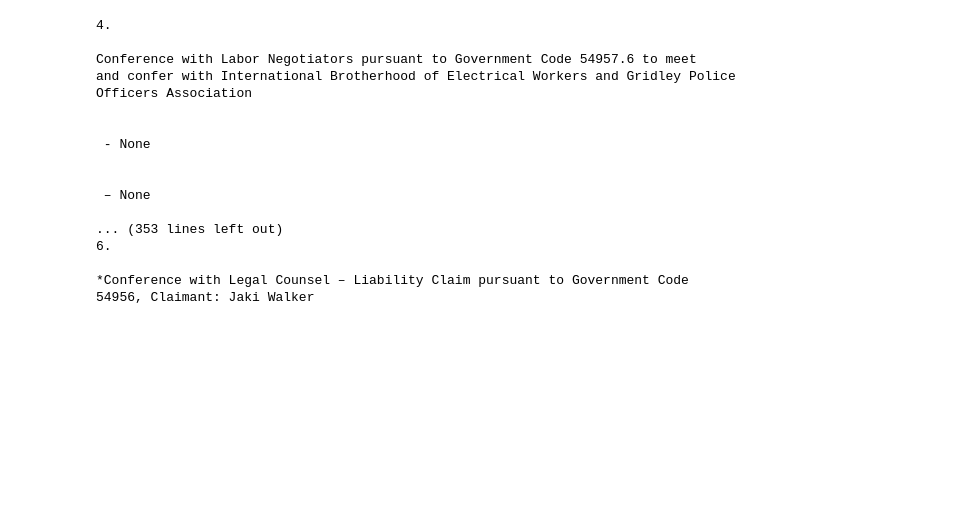
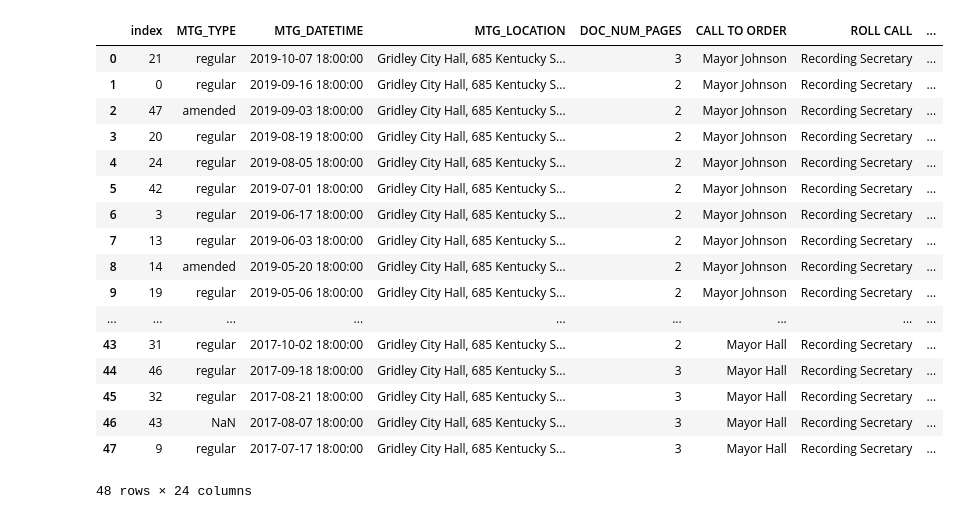
Before and after one commit to DiPierro/autolocal, a Jupyter notebook: notebooks/2019-10-17-parse-gridley-agendas.ipynb, the cells around one changed output. Drawn from its saved outputs; the diff is of its cells as text; code cells hidden in the pictures; blank space fills up the shorter version.

Commit message:
improved parsing for gridley agendas

```diff
--- a/notebooks/2019-10-17-parse-gridley-agendas.ipynb
+++ b/notebooks/2019-10-17-parse-gridley-agendas.ipynb
@@ -67,29 +124,36 @@ def parse_txt(doc):
     return sections
 # %%
 docs = []
+segmented_docs = []
 for path in doc_paths:
     with open(path, 'r') as f:
         doc = f.read()
+    docs.append(doc)
     sections = parse_txt(doc)
-    docs.append(sections)
+    segmented_docs.append(sections)
-# %%
-for k in pd.DataFrame(docs)['CLOSED SESSION']:
-    print(k)
-# %% [output]
-4.
-
-Conference with Labor Negotiators pursuant to Government Code 54957.6 to meet
-and confer with International Brotherhood of Electrical Workers and Gridley Police
-Officers Association
-
-
- - None
-
-
- – None
-
-... (353 lines left out)
-6.
-
-*Conference with Legal Counsel – Liability Claim pursuant to Government Code
-54956, Claimant: Jaki Walker
+# %%
+data = pd.DataFrame(segmented_docs, columns=mtg_vars + all_section_headers)
+for s in nan_values:
+    data[data==s] = np.nan
+data = data.sort_values('MTG_DATETIME', ascending=False).reset_index(drop=False, )
+# %%
+data
+# %% [output]
+|  | index | MTG_TYPE | MTG_DATETIME | MTG_LOCATION | DOC_NUM_PAGES | CALL TO ORDER | ROLL CALL | ... |
+| 0 | 21 | regular | 2019-10-07 18:00:00 | Gridley City Hall, 685 Kentucky S... | 3 | Mayor Johnson | Recording Secretary | ... |
+| 1 | 0 | regular | 2019-09-16 18:00:00 | Gridley City Hall, 685 Kentucky S... | 2 | Mayor Johnson | Recording Secretary | ... |
+| 2 | 47 | amended | 2019-09-03 18:00:00 | Gridley City Hall, 685 Kentucky S... | 2 | Mayor Johnson | Recording Secretary | ... |
+| 3 | 20 | regular | 2019-08-19 18:00:00 | Gridley City Hall, 685 Kentucky S... | 2 | Mayor Johnson | Recording Secretary | ... |
+| 4 | 24 | regular | 2019-08-05 18:00:00 | Gridley City Hall, 685 Kentucky S... | 2 | Mayor Johnson | Recording Secretary | ... |
+| 5 | 42 | regular | 2019-07-01 18:00:00 | Gridley City Hall, 685 Kentucky S... | 2 | Mayor Johnson | Recording Secretary | ... |
+| 6 | 3 | regular | 2019-06-17 18:00:00 | Gridley City Hall, 685 Kentucky S... | 2 | Mayor Johnson | Recording Secretary | ... |
+| 7 | 13 | regular | 2019-06-03 18:00:00 | Gridley City Hall, 685 Kentucky S... | 2 | Mayor Johnson | Recording Secretary | ... |
+| 8 | 14 | amended | 2019-05-20 18:00:00 | Gridley City Hall, 685 Kentucky S... | 2 | Mayor Johnson | Recording Secretary | ... |
+| 9 | 19 | regular | 2019-05-06 18:00:00 | Gridley City Hall, 685 Kentucky S... | 2 | Mayor Johnson | Recording Secretary | ... |
+| ... | ... | ... | ... | ... | ... | ... | ... | ... |
+| 43 | 31 | regular | 2017-10-02 18:00:00 | Gridley City Hall, 685 Kentucky S... | 2 | Mayor Hall | Recording Secretary | ... |
+| 44 | 46 | regular | 2017-09-18 18:00:00 | Gridley City Hall, 685 Kentucky S... | 3 | Mayor Hall | Recording Secretary | ... |
+| 45 | 32 | regular | 2017-08-21 18:00:00 | Gridley City Hall, 685 Kentucky S... | 3 | Mayor Hall | Recording Secretary | ... |
+| 46 | 43 | NaN | 2017-08-07 18:00:00 | Gridley City Hall, 685 Kentucky S... | 3 | Mayor Hall | Recording Secretary | ... |
+| 47 | 9 | regular | 2017-07-17 18:00:00 | Gridley City Hall, 685 Kentucky S... | 3 | Mayor Hall | Recording Secretary | ... |
+48 rows × 24 columns
```
Also changed, not shown: parts of 10 cells of this notebook.
